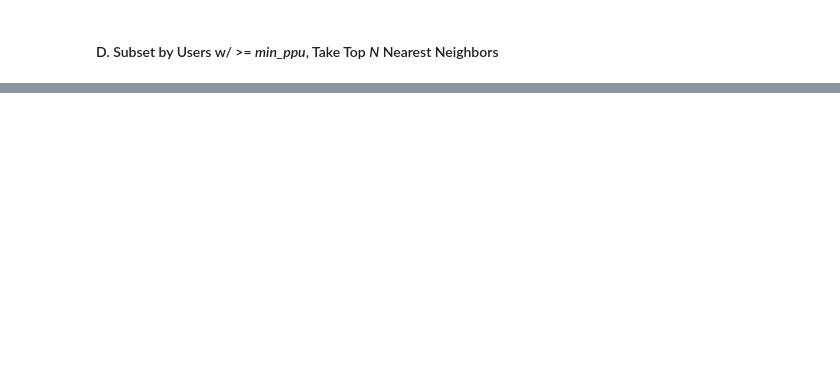
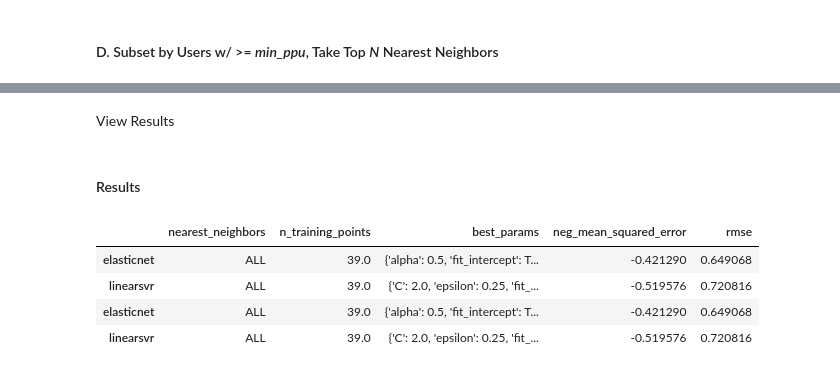
Before and after one commit to tomsharp/BeerMe, a Jupyter notebook: notebooks/Pipeline.ipynb, the cells around one changed output, grey strips where cells are left out. Drawn from its saved outputs; the diff is of its cells as text; code cells hidden in the pictures; blank space fills up the shorter version.

```diff
--- a/notebooks/Pipeline.ipynb
+++ b/notebooks/Pipeline.ipynb
@@ -320,3 +336,9 @@ all_results_df
 # %%
 # sort by nearest neighbors
 df_sorted = df.sort_values('nearest_neighbor_rank')
+
+# take top n_points of sorted df
+df_sorted_top_n = df_sorted.iloc[:n_points, ]
+
+# store training data
+training_data = df_sorted_top_n
@@ -354,20 +392,0 @@ df.groupby('username').count() > min_ppu
-# %%
-n_points = 10000
-
-# take top n_points of sorted df
-df_sorted_top_n = df_sorted.iloc[:n_points,]
-
-# split data
-X_train = df_sorted_top_n[df_sorted_top_n['username'] != user_of_reference][features]
-y_train = df_sorted_top_n[df_sorted_top_n['username'] != user_of_reference][target]
-
-X_test = df[df['username'] == user_of_reference][features]
-y_test = df[df['username'] == user_of_reference][target]
-
-
-# train
-results_dict = multiple_gridsearchCV(estimator_dict)
-
-# append results
-all_results_df = all_results_df.append(results_df[['nearest_neighbors', 'n_training_points',
-                                                   'best_params', 'neg_mean_squared_error']])
@@ -374,2 +400,28 @@ all_results_df = all_results_df.append(results_df[['nearest_neighbors', 'n_train
+# %%
+# split data
+X_train = training_data[training_data['username'] != user_of_reference][features]
+y_train = training_data[training_data['username'] != user_of_reference][target]
+
+# train
+results_dict = multiple_gridsearchCV(estimator_dict, X_train, y_train)
+
+# append results
+results_df = pd.DataFrame.from_dict(results_dict, orient='index')[['nearest_neighbors', 'n_training_points',
+                                                   'best_params', 'neg_mean_squared_error']]
+all_results_df = all_results_df.append(results_df)
+# %% [markdown]
+View Results
 # %%
 all_results_df
+# %% [markdown]
+#### Results
+# %%
+all_results_df['rmse'] = np.sqrt(-all_results_df['neg_mean_squared_error'])
+# %%
+all_results_df
+# %% [output]
+|  | nearest_neighbors | n_training_points | best_params | neg_mean_squared_error | rmse |
+| elasticnet | ALL | 39.0 | {'alpha': 0.5, 'fit_intercept': T... | -0.421290 | 0.649068 |
+| linearsvr | ALL | 39.0 | {'C': 2.0, 'epsilon': 0.25, 'fit_... | -0.519576 | 0.720816 |
+| elasticnet | ALL | 39.0 | {'alpha': 0.5, 'fit_intercept': T... | -0.421290 | 0.649068 |
+| linearsvr | ALL | 39.0 | {'C': 2.0, 'epsilon': 0.25, 'fit_... | -0.519576 | 0.720816 |
```
Also changed, not shown: parts of 25 cells of this notebook, 1 other file.
